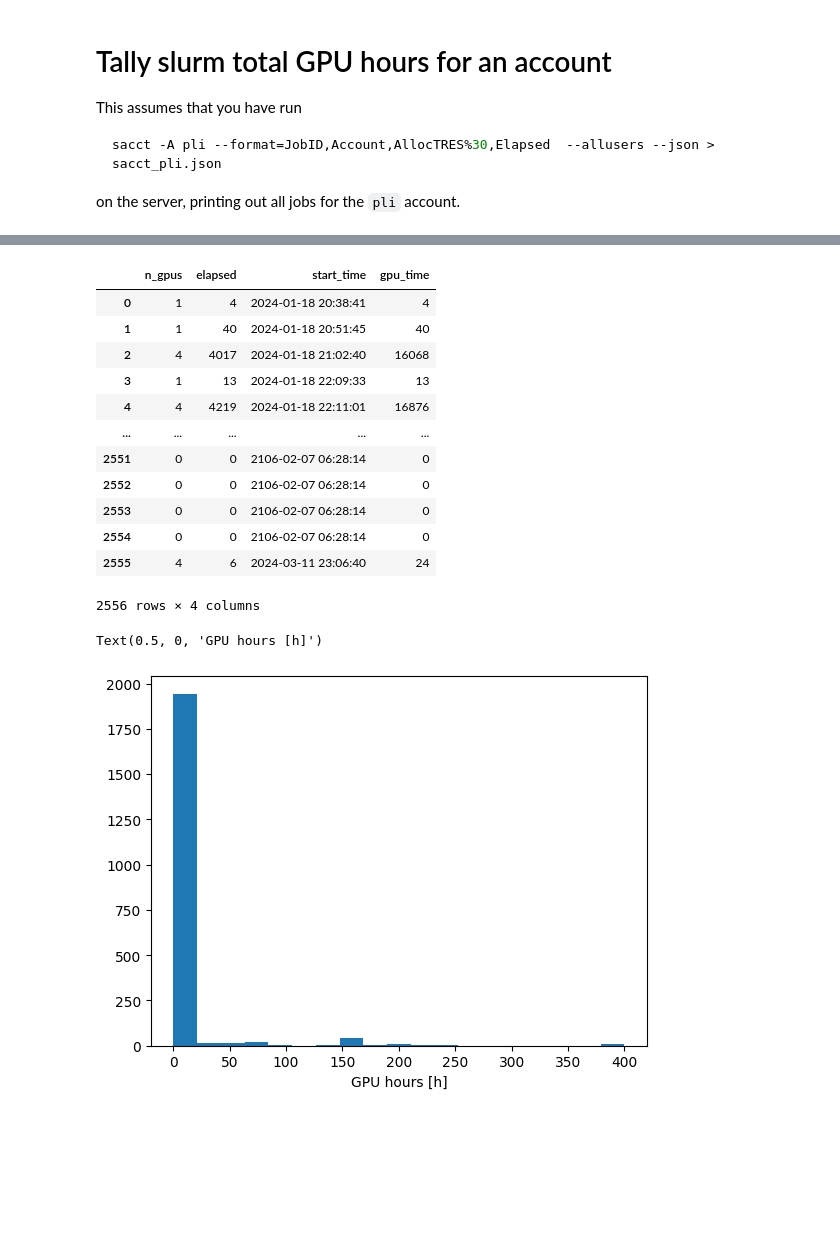
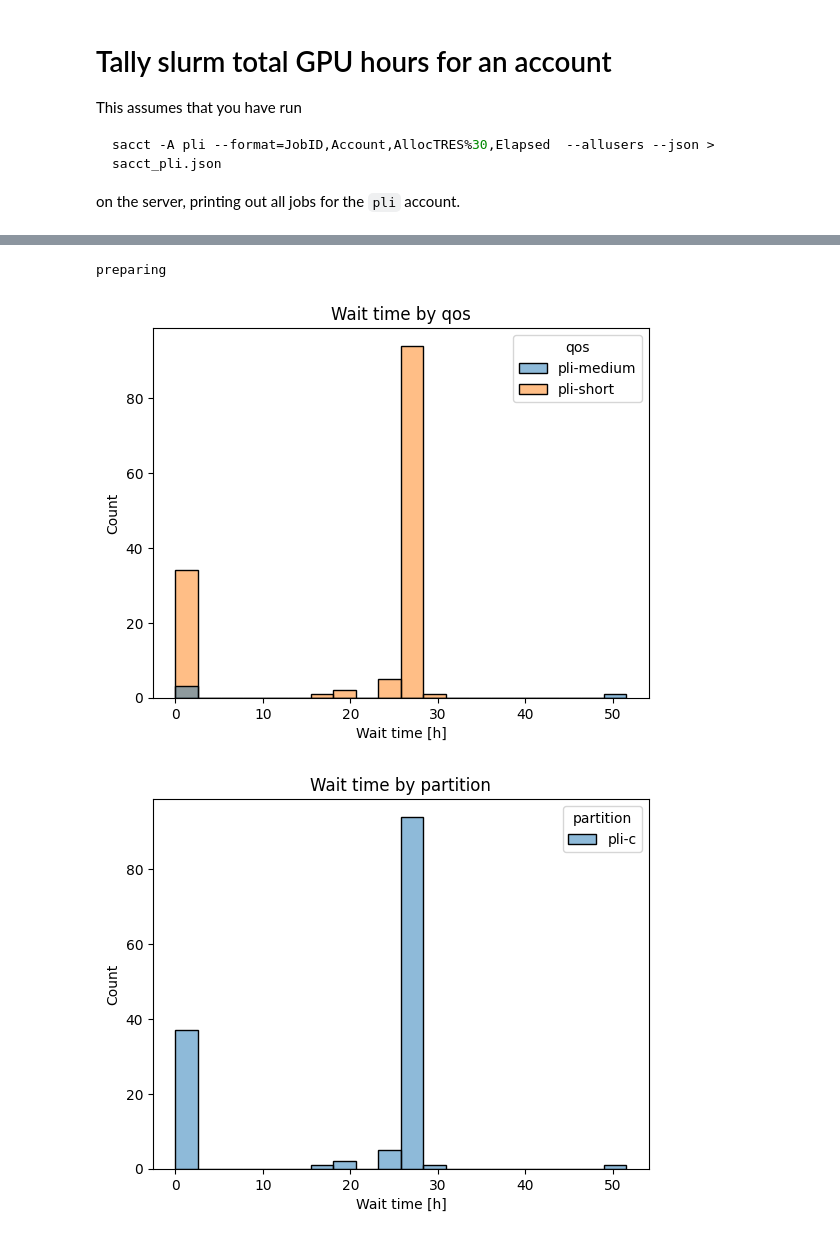
Before and after one commit to klieret/slurm_analysis, a Jupyter notebook: notebooks/tally_slurm_outputs.ipynb, the cells around one changed output, grey strips where cells are left out. Cells and saved outputs as stored; diff of their text form; code cells hidden in the pictures; blank space fills up the shorter version.

Commit message:
Analyze wait times

```diff
--- a/notebooks/tally_slurm_outputs.ipynb
+++ b/notebooks/tally_slurm_outputs.ipynb
@@ -17,5 +25,5 @@ import pandas as pd
 # %%
-json_data = Path("..", 'data',  'sacct_pli.json')
+json_data = Path("..", 'data',  'sacct_pli_new.json')
 
 assert json_data.exists()
 # %%
@@ -51,28 +31,2 @@ class Parser:
 # %%
-df = Parser().parse(data)
+df = SLURMAnalyzer().parse(data)
-# %%
-df
-# %% [output]
-|  | n_gpus | elapsed | start_time | gpu_time |
-| 0 | 1 | 4 | 2024-01-18 20:38:41 | 4 |
-| 1 | 1 | 40 | 2024-01-18 20:51:45 | 40 |
-| 2 | 4 | 4017 | 2024-01-18 21:02:40 | 16068 |
-| 3 | 1 | 13 | 2024-01-18 22:09:33 | 13 |
-| 4 | 4 | 4219 | 2024-01-18 22:11:01 | 16876 |
-| ... | ... | ... | ... | ... |
-| 2551 | 0 | 0 | 2106-02-07 06:28:14 | 0 |
-| 2552 | 0 | 0 | 2106-02-07 06:28:14 | 0 |
-| 2553 | 0 | 0 | 2106-02-07 06:28:14 | 0 |
-| 2554 | 0 | 0 | 2106-02-07 06:28:14 | 0 |
-| 2555 | 4 | 6 | 2024-03-11 23:06:40 | 24 |
-2556 rows × 4 columns
-# %%
-from matplotlib import pyplot as plt
-
-
-fig, ax = plt.subplots()
-ax.hist((df[df["n_gpus"] > 0])["gpu_time"] / 3600, bins=np.linspace(0, 400, 20), )
-ax.set_xlabel("GPU hours [h]")
-# %% [output]
-Text(0.5, 0, 'GPU hours [h]')
-[figure, removed]
@@ -78,0 +41,45 @@ Text(0.5, 0, 'GPU hours [h]')
+# %%
+class WaittimePlot(Plot):
+    def _prepare_df(self):
+        print("preparing")
+        self.df = self.df.query("gpu_time >  3600")
+        self.df["wait_time_h"] = self.df["wait_time"] / 3600
+        self.df["gpu_time_h"] = self.df["gpu_time"] / 3600
+
+    def hist(self, bins=20, hue="qos", **kwargs):
+        # Create a figure and axis object
+        fig, ax = plt.subplots()
+
+        # Use Seaborn to create the histogram
+        sns.histplot(data=self.df, x="wait_time_h", bins=bins, ax=ax, hue=hue, **kwargs)
+
+        # Set the title and labels
+        ax.set_title(f"Wait time by {hue}")
+        ax.set_xlabel("Wait time [h]")
+        ax.set_ylabel("Count")
+
+    def boxplot_in_bins(self, var, bins):
+        df = self.df
+
+        col = f"{var}_custom_bins"
+        df[col] = pd.cut(df[var], bins=bins, labels=False)
+        fig, ax = plt.subplots()
+        sns.boxplot(x=col, y='wait_time_h', data=df, ax=ax)
+
+        # Set the title and labels
+        ax.set_title(f"Wait Time vs {var}")
+        ax.set_xlabel(f"{var}")
+        ax.set_ylabel("Wait Time [h]")
+        bin_labels = [ f"{a} - {b}" for a, b in zip(bins[:-1], bins[1:])]
+        ax.set_xticklabels(bin_labels, rotation=45, ha='right')  # Rotate labels for better readability
+
+    def plot_all(self):
+        self.hist()
+        self.hist(hue="partition",)
+        self.boxplot_in_bins("gpu_time_h", [1, 10, 100, 500, 1000, 1e9])
+# %%
+WaittimePlot(df).plot_all()
+# %% [output]
+preparing
+[figure, added]
+[figure, added]
```
Also changed, not shown: parts of 4 cells of this notebook, 1 other file.
